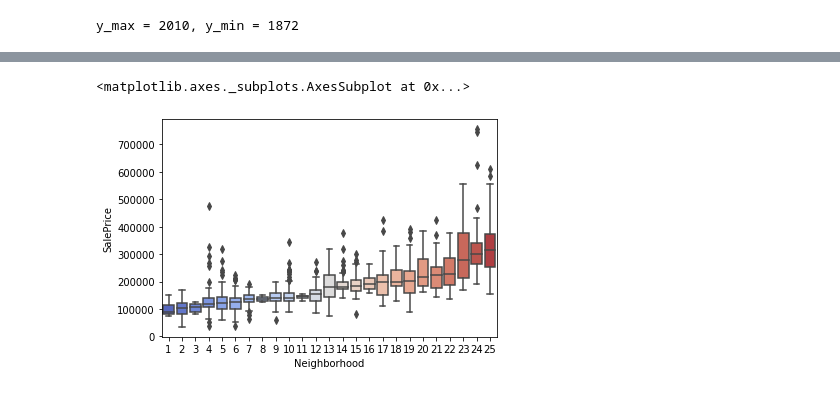
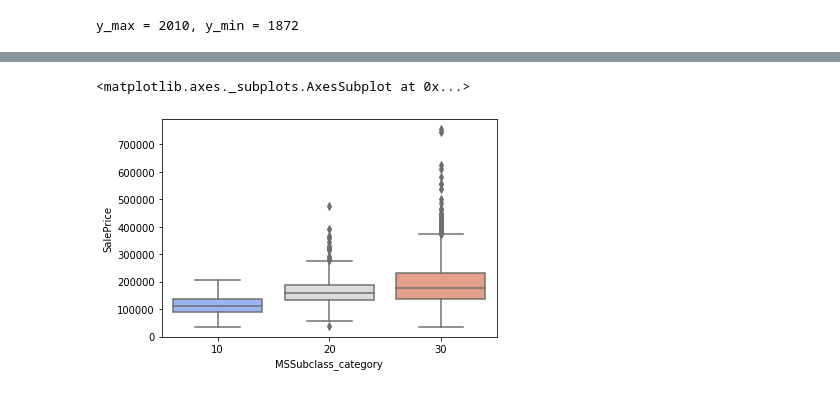
Before and after one commit to astramax57/house-prices, a Jupyter notebook: house-prising.ipynb, the cells around one changed output, grey strips where cells are left out. Cells and saved outputs as stored; diff of their text form; code cells hidden in the pictures.

Commit message:
add feature mssubclass_category

```diff
--- a/house-prising.ipynb
+++ b/house-prising.ipynb
@@ -268,7 +220,8 @@ df_train.GarageYrBlt = df_train.GarageYrBlt.fillna(df_train.YearBuilt).astype(np
 #fill and mapping
 #
 
-df_train.MSSubClass = df_train.MSSubClass.map(mssubclass_codes)
+#df_train.MSSubClass = df_train.MSSubClass.map(mssubclass_codes)
+df_train['MSSubclass_category'] = df_train.MSSubClass.map(mssubclass_category_codes)
 df_train.MSSubClass = df_train.MSSubClass.astype(np.int64, copy=False)
 
 df_train.MSZoning = df_train.MSZoning.map(mszoning_codes)
@@ -420,7 +373,9 @@ df_test.GarageYrBlt = df_test.GarageYrBlt.fillna(df_test.YearBuilt).astype(np.in
 
 # !!! must be filled more carefully
 df_test.MSSubClass = df_test.MSSubClass.fillna(75)
-df_test.MSSubClass = df_test.MSSubClass.map(mssubclass_codes).astype(np.int64, copy=False)
+#df_test.MSSubClass = df_test.MSSubClass.map(mssubclass_codes)
+df_test.MSSubClass = df_test.MSSubClass.astype(np.int64, copy=False)
+df_test['MSSubclass_category'] = df_test.MSSubClass.map(mssubclass_category_codes)
 
 # !!! must be filled more carefully
 df_test.MSZoning = df_test.MSZoning.fillna('RH')
@@ -610,5 +625,5 @@ df_test.to_csv('test_normalized.csv', index=False, na_rep='NA')
 # %%
-sns.boxplot(x='Neighborhood', y='SalePrice', data=df_train, palette='coolwarm')
+sns.boxplot(x='MSSubclass_category', y='SalePrice', data=df_train, palette='coolwarm')
 # %% [output]
 <matplotlib.axes._subplots.AxesSubplot at 0x...>
-[figure, old version]
+[figure, new version]
```
Also changed, not shown: parts of 9 cells of this notebook, 5 other files.
